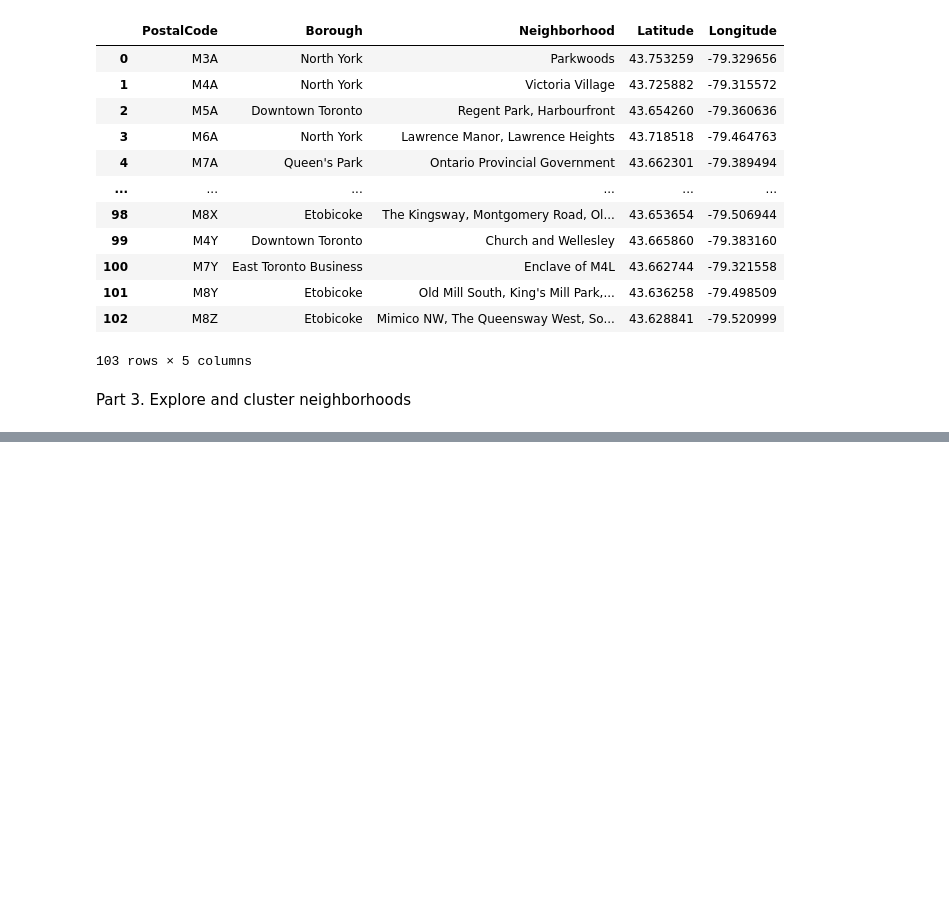
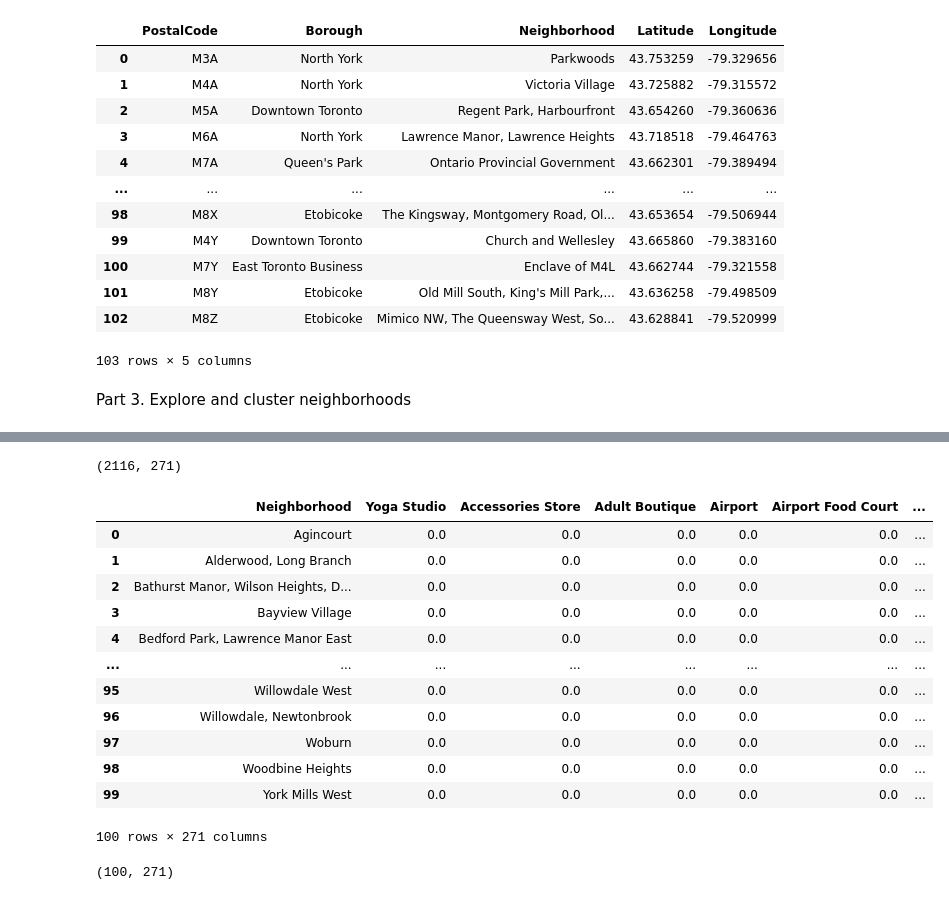
Before and after one commit to sstrelnikov00/Coursera_Capstone, a Jupyter notebook: Week_3.ipynb, the cells around one changed output, grey strips where cells are left out. Drawn from its saved outputs; the diff is of its cells as text; code cells hidden in the pictures; blank space fills up the shorter version.

```diff
--- a/Week_3.ipynb
+++ b/Week_3.ipynb
@@ -129,3 +125,12 @@ from geopy.geocoders import Nominatim
 import numpy as np
 import matplotlib.cm as cm
 import matplotlib.colors as colors
+# %%
+CLIENT_ID = 'L05OSWQJAYCHV5DDBHIOZMDCMUBQHDQZZZMVV0NL2J1JWE5G' # your Foursquare ID
+CLIENT_SECRET = 'QFKPXAQ4MXB3TV25IJSRFVMHLNLALMTA254ZS12QG3VI24DK' # your Foursquare Secret
+VERSION = '20180605' # Foursquare API version
+LIMIT = 100 # A default Foursquare API limit value
+
+print('Your credentails:')
+print('CLIENT_ID: ' + CLIENT_ID)
+print('CLIENT_SECRET:' + CLIENT_SECRET)
@@ -131,0 +181,6 @@ import matplotlib.colors as colors
+# %%
+# type your answer here
+df_venues = getNearbyVenues(names=df['Neighborhood'],
+                                   latitudes=df['Latitude'],
+                                   longitudes=df['Longitude']
+                                  )
@@ -131,0 +218,12 @@ import matplotlib.colors as colors
+# %%
+# one hot encoding
+df_onehot = pd.get_dummies(df_venues[['Venue Category']], prefix="", prefix_sep="")
+
+# add neighborhood column back to dataframe
+df_onehot['Neighborhood'] = df_venues['Neighborhood']
+
+# move neighborhood column to the first column
+fixed_columns = [df_onehot.columns[-1]] + list(df_onehot.columns[:-1])
+df_onehot = df_onehot[fixed_columns]
+
+df_onehot.head()
@@ -131,0 +238,25 @@ import matplotlib.colors as colors
+# %%
+df_onehot.shape
+# %% [output]
+(2116, 271)
+# %%
+df_grouped = df_onehot.groupby('Neighborhood').mean().reset_index()
+df_grouped
+# %% [output]
+|  | Neighborhood | Yoga Studio | Accessories Store | Adult Boutique | Airport | Airport Food Court | ... |
+| 0 | Agincourt | 0.0 | 0.0 | 0.0 | 0.0 | 0.0 | ... |
+| 1 | Alderwood, Long Branch | 0.0 | 0.0 | 0.0 | 0.0 | 0.0 | ... |
+| 2 | Bathurst Manor, Wilson Heights, D... | 0.0 | 0.0 | 0.0 | 0.0 | 0.0 | ... |
+| 3 | Bayview Village | 0.0 | 0.0 | 0.0 | 0.0 | 0.0 | ... |
+| 4 | Bedford Park, Lawrence Manor East | 0.0 | 0.0 | 0.0 | 0.0 | 0.0 | ... |
+| ... | ... | ... | ... | ... | ... | ... | ... |
+| 95 | Willowdale West | 0.0 | 0.0 | 0.0 | 0.0 | 0.0 | ... |
+| 96 | Willowdale, Newtonbrook | 0.0 | 0.0 | 0.0 | 0.0 | 0.0 | ... |
+| 97 | Woburn | 0.0 | 0.0 | 0.0 | 0.0 | 0.0 | ... |
+| 98 | Woodbine Heights | 0.0 | 0.0 | 0.0 | 0.0 | 0.0 | ... |
+| 99 | York Mills West | 0.0 | 0.0 | 0.0 | 0.0 | 0.0 | ... |
+100 rows × 271 columns
+# %%
+df_grouped.shape
+# %% [output]
+(100, 271)
```
Also changed, not shown: parts of 14 cells of this notebook.
